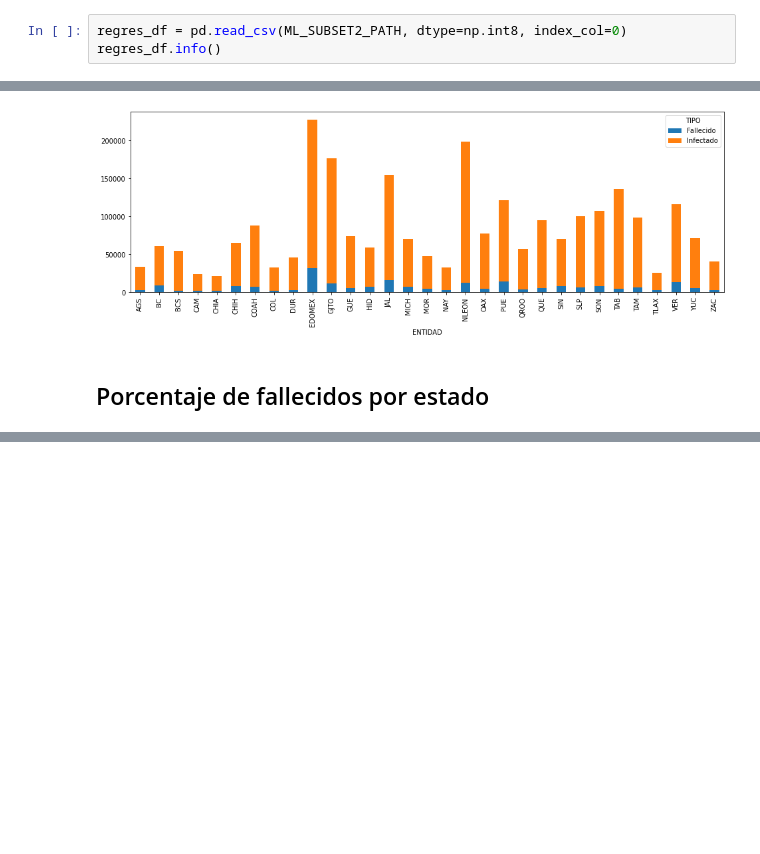
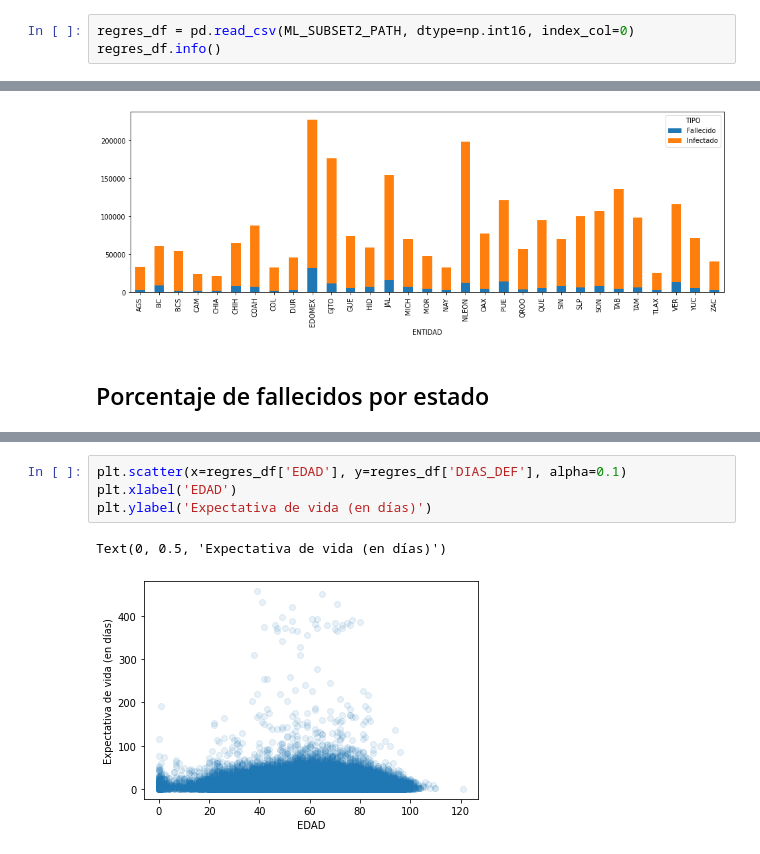
Before and after one commit to EstebanBrito/covid19-mexico, a Jupyter notebook: notebooks/Graficas.ipynb, the cells around one changed output, grey strips where cells are left out. Drawn from its saved outputs; the diff is of its cells as text; blank space fills up the shorter version.

```diff
--- a/notebooks/Graficas.ipynb
+++ b/notebooks/Graficas.ipynb
@@ -128,7 +133,7 @@ Data columns (total 16 columns):
 dtypes: int8(16)
 memory usage: 83.9 MB
 # %%
-regres_df = pd.read_csv(ML_SUBSET2_PATH, dtype=np.int8, index_col=0)
+regres_df = pd.read_csv(ML_SUBSET2_PATH, dtype=np.int16, index_col=0)
 regres_df.info()
 # %% [output]
 <class 'pandas.core.frame.DataFrame'>
@@ -227,0 +298,7 @@ pivote.plot(kind='bar', stacked=True, figsize=(16,5))
+# %%
+plt.scatter(x=regres_df['EDAD'], y=regres_df['DIAS_DEF'], alpha=0.1)
+plt.xlabel('EDAD')
+plt.ylabel('Expectativa de vida (en días)')
+# %% [output]
+Text(0, 0.5, 'Expectativa de vida (en días)')
+[figure, added]
```
Also changed, not shown: parts of 37 cells of this notebook, 1 other file.
